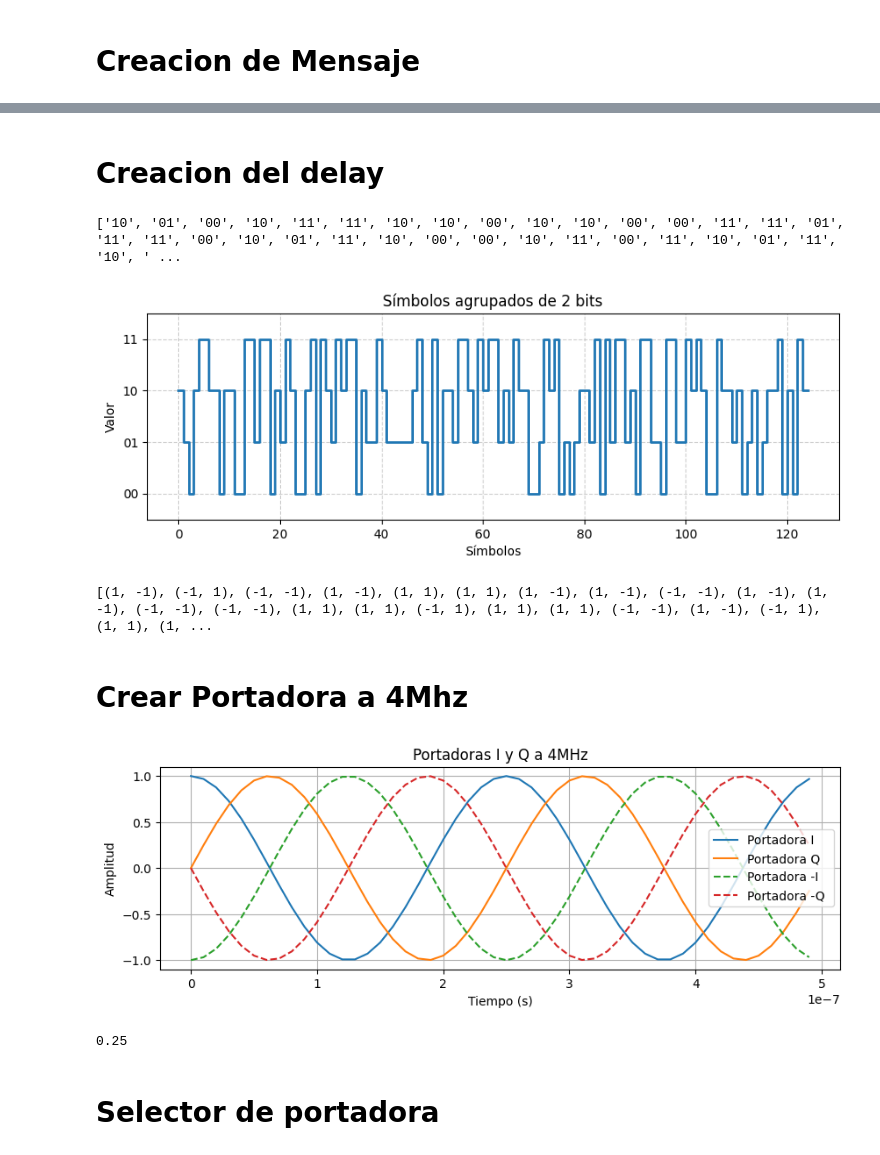
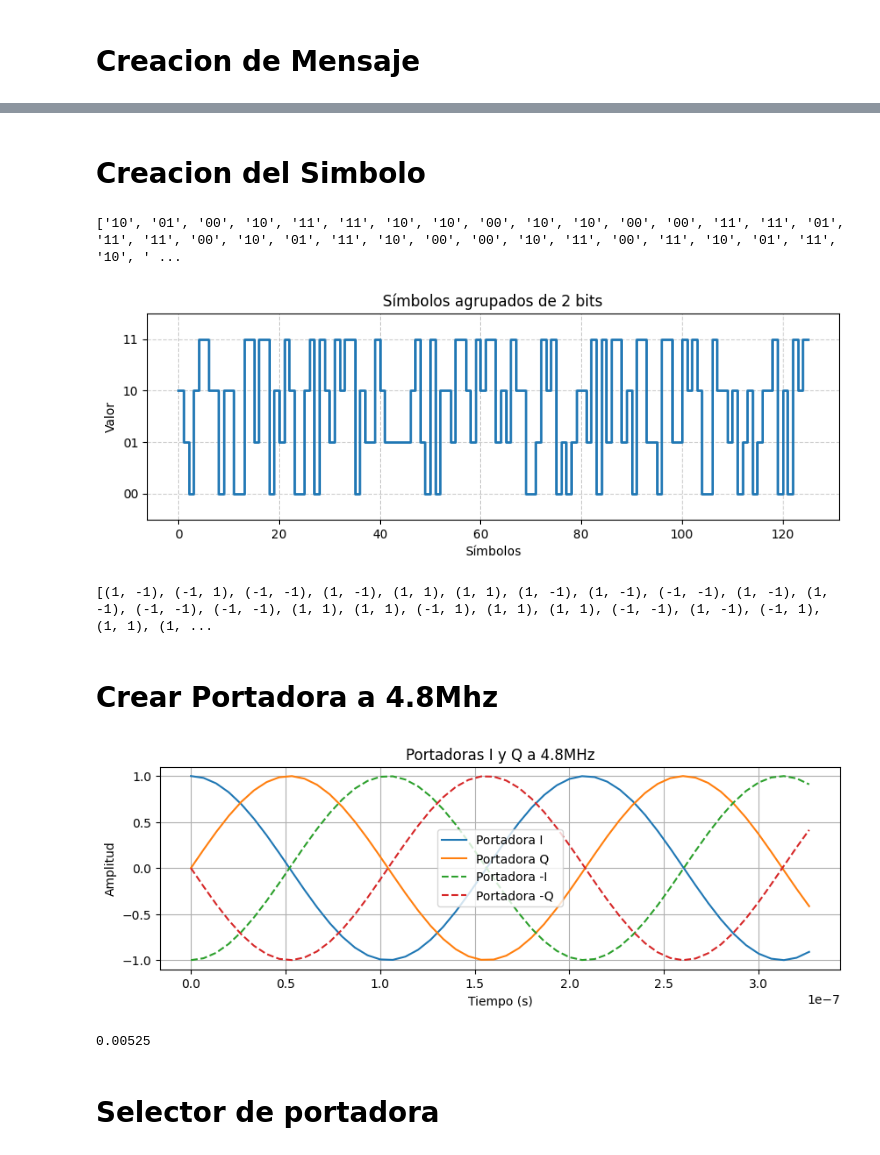
Before and after one commit to jbcgames/Laboratorio_1_Procesamiento, a Jupyter notebook: Proyecto_4QAM.ipynb, the cells around one changed output, grey strips where cells are left out. Saved outputs shown, nothing was run; the diff lists cells and outputs as text; code cells hidden in the pictures.

```diff
--- a/Proyecto_4QAM.ipynb
+++ b/Proyecto_4QAM.ipynb
@@ -29,7 +29,7 @@ def _build_huffman_tree(message: str) -> _Node:
         raise ValueError("El mensaje no puede ser vacío.")
 
     freq = Counter(message)
-    pq, tie = [], count()
+    pq, tie = [], count() # generador de orden para desempates
     for ch, f in freq.items():
         # (frecuencia, orden, nodo)
         heapq.heappush(pq, (f, next(tie), _Node(f, char=ch)))
@@ -76,8 +76,6 @@ def huffman_encode(message: str):
     root = _build_huffman_tree(message)
     codes = _build_codes(root)
     bits = "".join(codes[ch] for ch in message)
-    #Agregar un bit en 0 al final para evitar problemas en la decodificación
-    bits += "0"
     return bits, codes
 
 def huffman_decode(bits: str, codes: dict) -> str:
@@ -87,7 +85,6 @@ def huffman_decode(bits: str, codes: dict) -> str:
     if not bits and codes:
         return ""  # nada que decodificar
 
-    # Para decodificar eficientemente, invertimos el diccionario
     inv = {code: ch for ch, code in codes.items()}
 
     out = []
@@ -102,8 +99,12 @@ def huffman_decode(bits: str, codes: dict) -> str:
     return "".join(out)
 
 msg = "En algun lugar de la Mancha, de cuyo nombre no quiero acordarme"
+print(len(msg)*8)
 bits, codes = huffman_encode(msg)
 print("Bits:", bits)
 print("Códigos:", codes)
-print("Decodificado:", huffman_decode(bits[:len(bits)-1], codes))
+print(len(bits))
+print("Decodificado:", huffman_decode(bits[:len(bits)], codes))
+# Agregar 3 bits adificonales en 1 para evitar errores en la decodificacion
+bits += '111'
 # %% [output]
@@ -131,7 +134,7 @@ def graficar_bits(bits):
     plt.step(t, y, where='post', linewidth=2)
     plt.ylim(-0.5, 1.5)
     plt.yticks([0, 1])
-    plt.xlabel('Tiempo (ms)')
+    plt.xlabel('Bits')
     plt.ylabel('Nivel')
     plt.title(f'Señal digital de la cadena:')
     plt.grid(True, which='both', linestyle='--', alpha=0.6)
@@ -147,5 +150,5 @@ longitud_señal = len(señal)
 # %% [markdown]
-# Creacion del delay
+# Creacion del Simbolo
 # %%
 # Agrupar de a dos en dos bits sabiendo que la señal cambia cada 50/len(cadena) muestras a partir de la señal generada anteriormente
 def agrupar_bits(señal, duracion_bit, num_bits=2):
@@ -190,38 +193,38 @@ señales_4QAM = mapear_4QAM(simbolos)
 print(señales_4QAM)
 # %% [output]
 ['10', '01', '00', '10', '11', '11', '10', '10', '00', '10', '10', '00', '00', '11', '11', '01', '11', '11', '00', '10', '01', '11', '10', '00', '00', '10', '11', '00', '11', '10', '01', '11', '10', ' ...
-[figure, old version]
+[figure, new version]
 [(1, -1), (-1, 1), (-1, -1), (1, -1), (1, 1), (1, 1), (1, -1), (1, -1), (-1, -1), (1, -1), (1, -1), (-1, -1), (-1, -1), (1, 1), (1, 1), (-1, 1), (1, 1), (1, 1), (-1, -1), (1, -1), (-1, 1), (1, 1), (1, ...
 # %% [markdown]
-# Crear Portadora a 4Mhz
+# Crear Portadora a 4.8Mhz
 # %%
 # crear portadora de 4Mhz y sus desfases
-fs = 100000000  # frecuencia de muestreo 1MHz
-fc = 4000000  # frecuencia de la portadora 4MHz
+fs = 150000000  # frecuencia de muestreo 1MHz
+fc = 4800000  # frecuencia de la portadora 4MHz
 # Calcular compensacion de fase para la modulacion se de en fase 0 en el inicio de la señal
 compensacion = 0
-t_portadora = np.arange(0, len(t)/1000, 1/fs)
+t_portadora = np.arange(0, len(t)/48000, 1/fs)
 portadora_I = np.cos(2 * np.pi * fc * t_portadora+ compensacion)
 portadora_Q = np.sin(2 * np.pi * fc * t_portadora+ compensacion)
 portadora_Minus_I = np.cos(2 * np.pi * fc * t_portadora+ np.pi + compensacion)
 portadora_Minus_Q = np.sin(2 * np.pi * fc * t_portadora+ np.pi + compensacion)
 # Graficar portadoras
 plt.figure(figsize=(10, 3))
 plt.plot(t_portadora[:50], portadora_I[:50], label='Portadora I ')
 plt.plot(t_portadora[:50], portadora_Q[:50], label='Portadora Q ')
 plt.plot(t_portadora[:50], portadora_Minus_I[:50], label='Portadora -I ', linestyle='--')
 plt.plot(t_portadora[:50], portadora_Minus_Q[:50], label='Portadora -Q ', linestyle='--')
 plt.xlabel('Tiempo (s)')
 plt.ylabel('Amplitud')
-plt.title('Portadoras I y Q a 4MHz')
+plt.title('Portadoras I y Q a 4.8MHz')
 plt.legend()
 plt.grid(True)
 plt.show()
 # Imprimir longitud de t_portadora en segundos
 print(len(t_portadora)/ fs)
 # %% [output]
-[figure, old version]
+[figure, new version]
-0.25
+0.00525
 # %% [markdown]
 # Selector de portadora
 # %%
```
Also changed, not shown: parts of 9 cells of this notebook, 1 other file.
